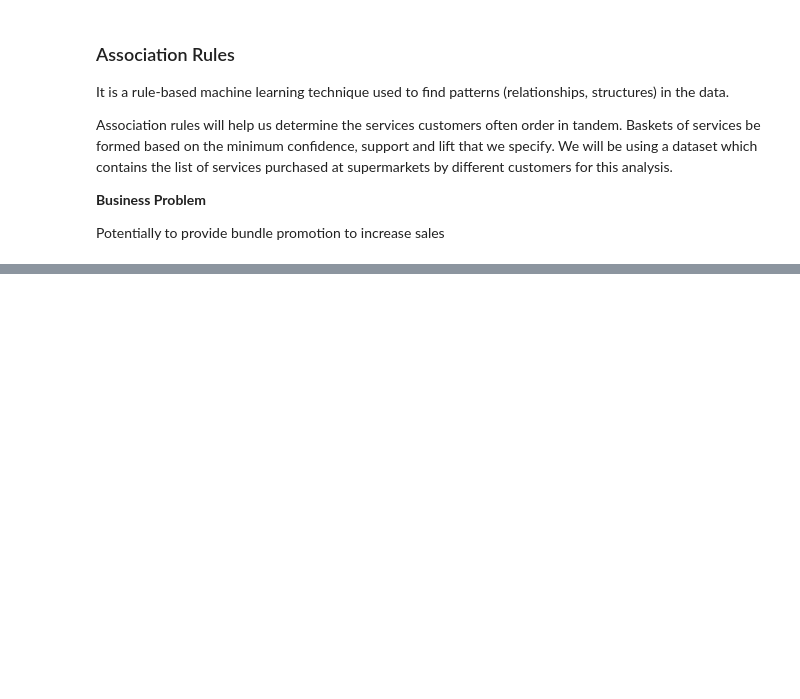
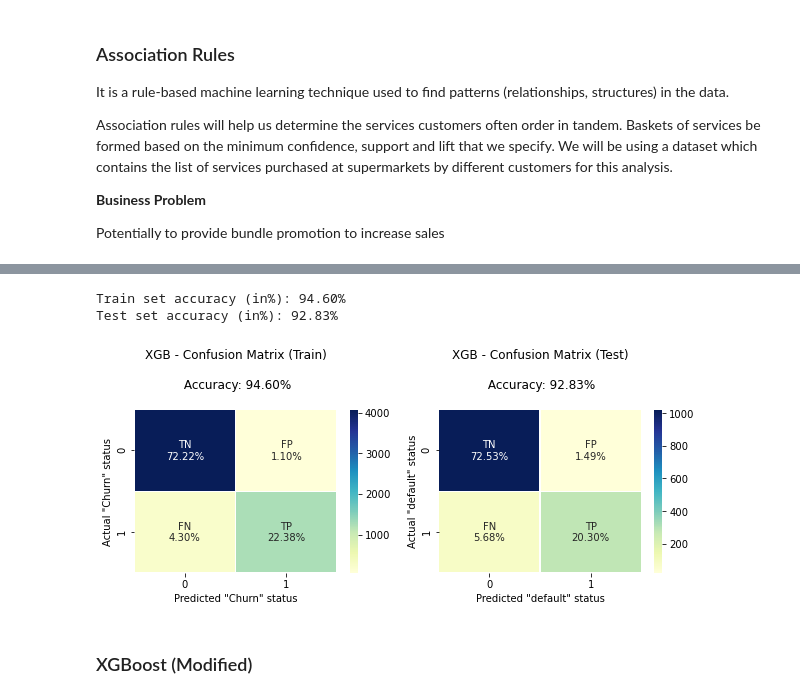
Before and after one commit to syakun0212/Telco-Customer-Churn-Data-Anlaysis, a Jupyter notebook: BC2407 Project.ipynb, the cells around one changed output, grey strips where cells are left out. Cells and saved outputs as stored; diff of their text form; code cells hidden in the pictures; blank space fills up the shorter version.

```diff
--- a/BC2407 Project.ipynb
+++ b/BC2407 Project.ipynb
@@ -271,0 +527,27 @@ assoc_rule_phone_others = association_rules(item_phone_others, metric = 'confide
+# %%
+data_XGB = data_encoded.copy()
+data_XGB = data_XGB.drop(geographical_col,axis=1)
+data_XGB = data_XGB.replace("No internet service",0)
+data_XGB = data_XGB.replace("No phone service",0)
+# %%
+from sklearn.ensemble import GradientBoostingClassifier
+
+XGB_X = data_XGB[independent_var]
+XGB_y = data_XGB['Churn']
+XGB_X_train, XGB_X_test, XGB_y_train, XGB_y_test = train_test_split(XGB_X, XGB_y, train_size=0.8,
+                                                                                                random_state=2022)
+
+XGB_model = GradientBoostingClassifier()
+XGB_model.fit(XGB_X_train, XGB_y_train)
+XGB_pred_train = XGB_model.predict(XGB_X_train)
+XGB_pred_test = XGB_model.predict(XGB_X_test)
+
+XGB_train_acc, XGB_test_acc = get_cm_accuracy(XGB_y_train,XGB_pred_train,XGB_y_test,XGB_pred_test)
+# %%
+plot_cm(XGB_y_train,XGB_pred_train,XGB_y_test,XGB_pred_test,model_name="XGB - ")
+# %% [output]
+Train set accuracy (in%): 94.60%
+Test set accuracy (in%): 92.83%
+[figure, added]
+# %% [markdown]
+### XGBoost (Modified)
```
Also changed, not shown: parts of 42 cells of this notebook, 3 other files.
